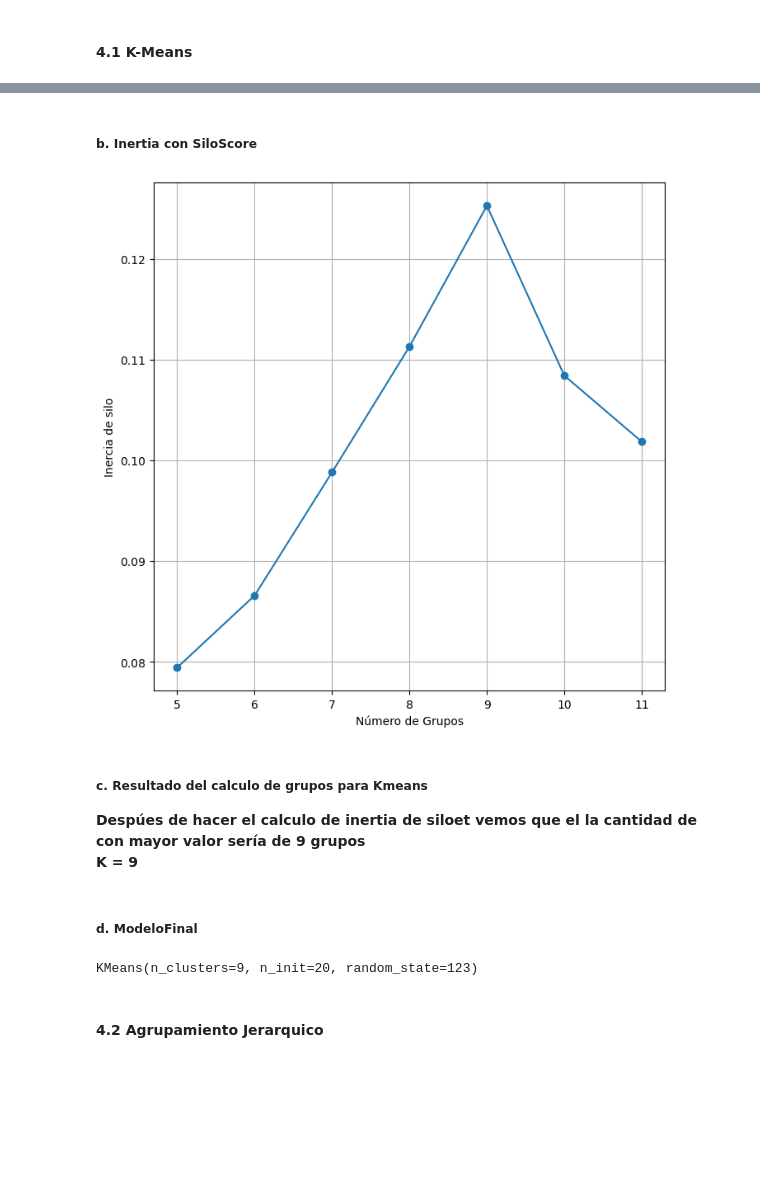
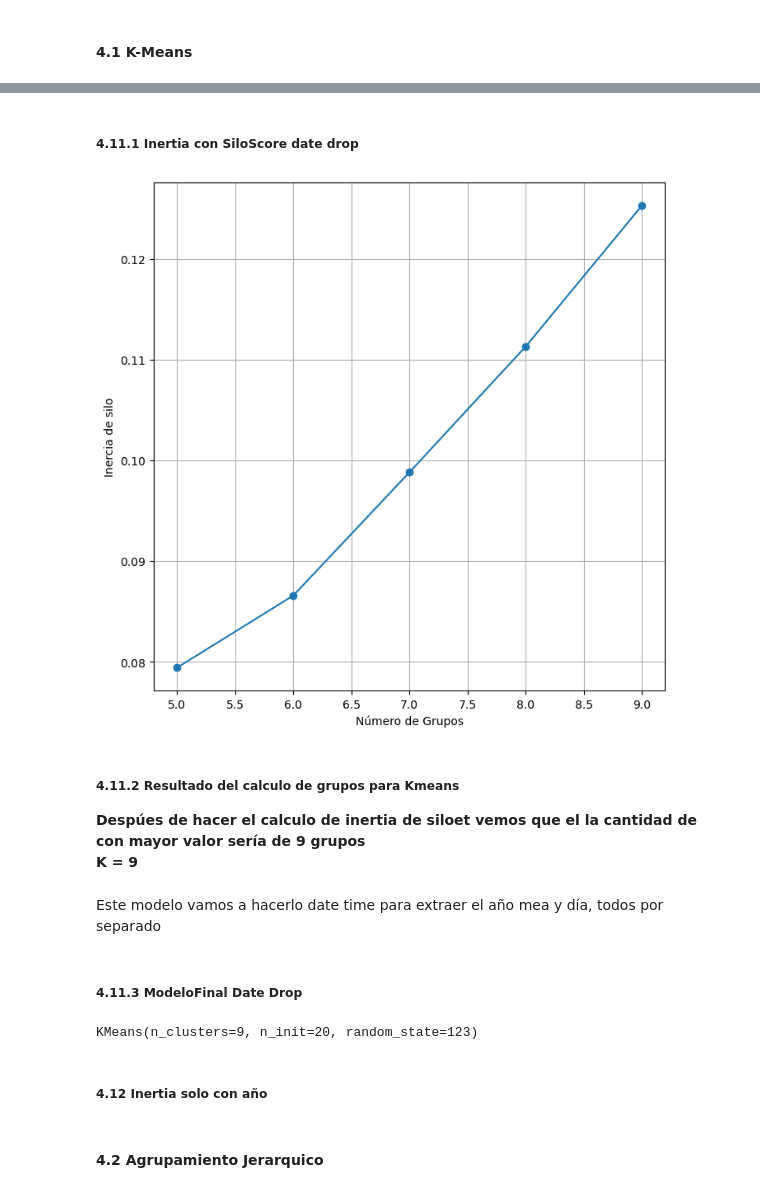
Before and after one commit to PeterWYC1/GroupingProblem, a Jupyter notebook: caso3.ipynb, the cells around one changed output, grey strips where cells are left out. Drawn from its saved outputs; the diff is of its cells as text; code cells hidden in the pictures; blank space fills up the shorter version.

Commit message:
todos los modelos listos y revisados por rendimiento, faltan conclusiones

```diff
--- a/caso3.ipynb
+++ b/caso3.ipynb
@@ -289,7 +298,5 @@ array([[0.0252187 , 0.51835035, 0.5185334 , ..., 0.        , 0.        ,
         0.        ]], shape=(2127, 29))
 # %%
 cod_cat = preprocessor.named_transformers_['cat']['encoder'].get_feature_names_out(cat_col)
-labels = np.concatenate([cod_cat, num_col])
+labels = np.concatenate([num_col, cod_cat])
 data_pro = pd.DataFrame(data_pre, columns=labels)
-data_pro.head()
-# Acá podemos visualizar las nuevas columnas generadas por el preprocesamiento para las variables categóricas
@@ -311,18 +312,18 @@ data_pro.head()
 from sklearn.cluster import KMeans
 from sklearn.metrics import silhouette_score
 
-rangoK = range(2, 25) #Max lo pondremos en 25
-inertia = []
 
-for n_clusters in rangoK:
-    kmeansModel = KMeans(n_clusters=n_clusters,
-                    n_init=20,
-                    random_state = 123)
-    kmeansModel.fit(data_pro)
-    inertia.append(kmeansModel.inertia_)
-plt.figure(figsize=(8, 8))
-plt.plot(rangoK, inertia, marker='o')
-plt.xlabel('Número de Grupos')
-plt.ylabel('Inercia')
-plt.grid()
-plt.show()
+def analyze_inertia(datos, rangoK, name = "dataFrame"):
+    inertia = []
+    for n_clusters in rangoK:
+        kmeansModel = KMeans(n_clusters=n_clusters,
+                        n_init=20,
+                        random_state = 123)
+        kmeansModel.fit(datos)
+        inertia.append(kmeansModel.inertia_)
+    plt.figure(figsize=(6, 6))
+    plt.plot(rangoK, inertia, marker='o')
+    plt.xlabel('Número de Grupos')
+    plt.ylabel('Inercia')
+    plt.grid()
+    plt.show()
@@ -331,33 +334,37 @@ plt.show()
 # %% [markdown]
-##### b. Inertia con SiloScore
+##### 4.11.1 Inertia con SiloScore date drop
 # %%
-rangeKDefinido = range(5, 12) #Visualmente se ve que el mejor número de grupos es entre 5 y 12 acá se identifica el codo de la grafica
+
+rangeKDefinido = range(5, 10) #Visualmente se ve que el mejor número de grupos es entre 5 y 12 acá se identifica el codo de la grafica
 silScore = []
+
 for n_clusters in rangeKDefinido:
 
     kmeansModel = KMeans(n_clusters=n_clusters,
                     n_init=20,
                     random_state = 123)
     kmeansModel.fit(data_pro)
     clusterLables = kmeansModel.fit_predict(data_pro)
     silAvg = silhouette_score(data_pro, clusterLables)
     silScore.append(silAvg)
 
 plt.figure(figsize=(8, 8))
 plt.plot(rangeKDefinido, silScore, marker='o')
 plt.xlabel('Número de Grupos')
 plt.ylabel('Inercia de silo')
 plt.grid()
 plt.show()
 # %% [output]
-[figure, old version]
+[figure, new version]
 # %% [markdown]
-##### c. Resultado del calculo de grupos para Kmeans
+##### 4.11.2 Resultado del calculo de grupos para Kmeans
 **Despúes de hacer el calculo de inertia de siloet vemos que el la cantidad de con mayor valor sería de 9 grupos
 <br>
 K = 9**
+# %% [markdown]
+Este modelo vamos a hacerlo date time para extraer el año mea y día, todos por separado
 # %% [markdown]
-##### d. ModeloFinal
+##### 4.11.3 ModeloFinal Date Drop
 # %%
 kmeansFinal = KMeans(n_clusters=9,
                     n_init=20,
@@ -365,6 +372,8 @@ kmeansFinal = KMeans(n_clusters=9,
 kmeansFinal.fit(data_pro)
 # %% [output]
 KMeans(n_clusters=9, n_init=20, random_state=123)
+# %% [markdown]
+##### 4.12 Inertia solo con año
 # %% [markdown]
 #### 4.2 Agrupamiento Jerarquico
 # %% [markdown]
```
Also changed, not shown: parts of 24 cells of this notebook.
